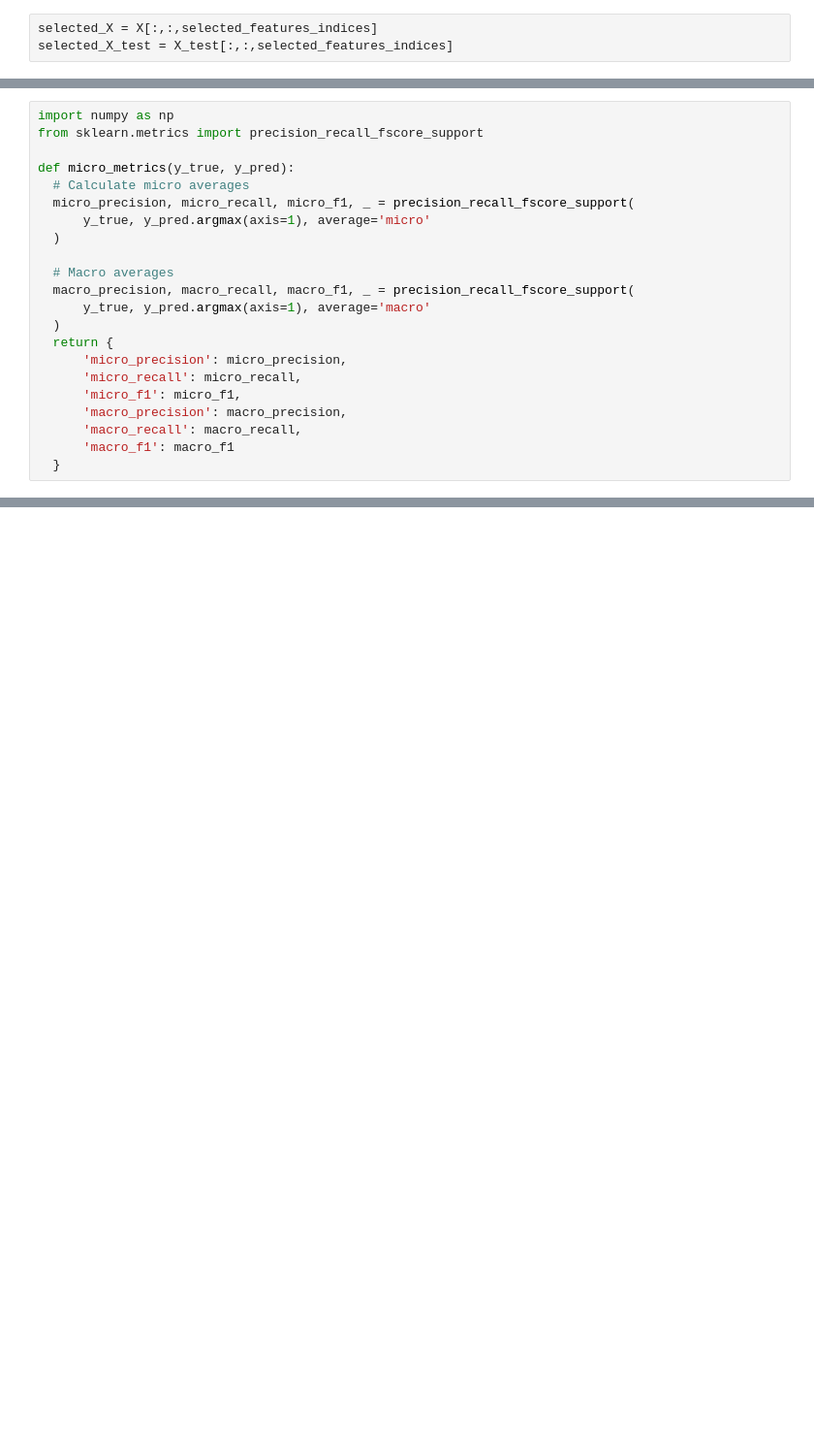
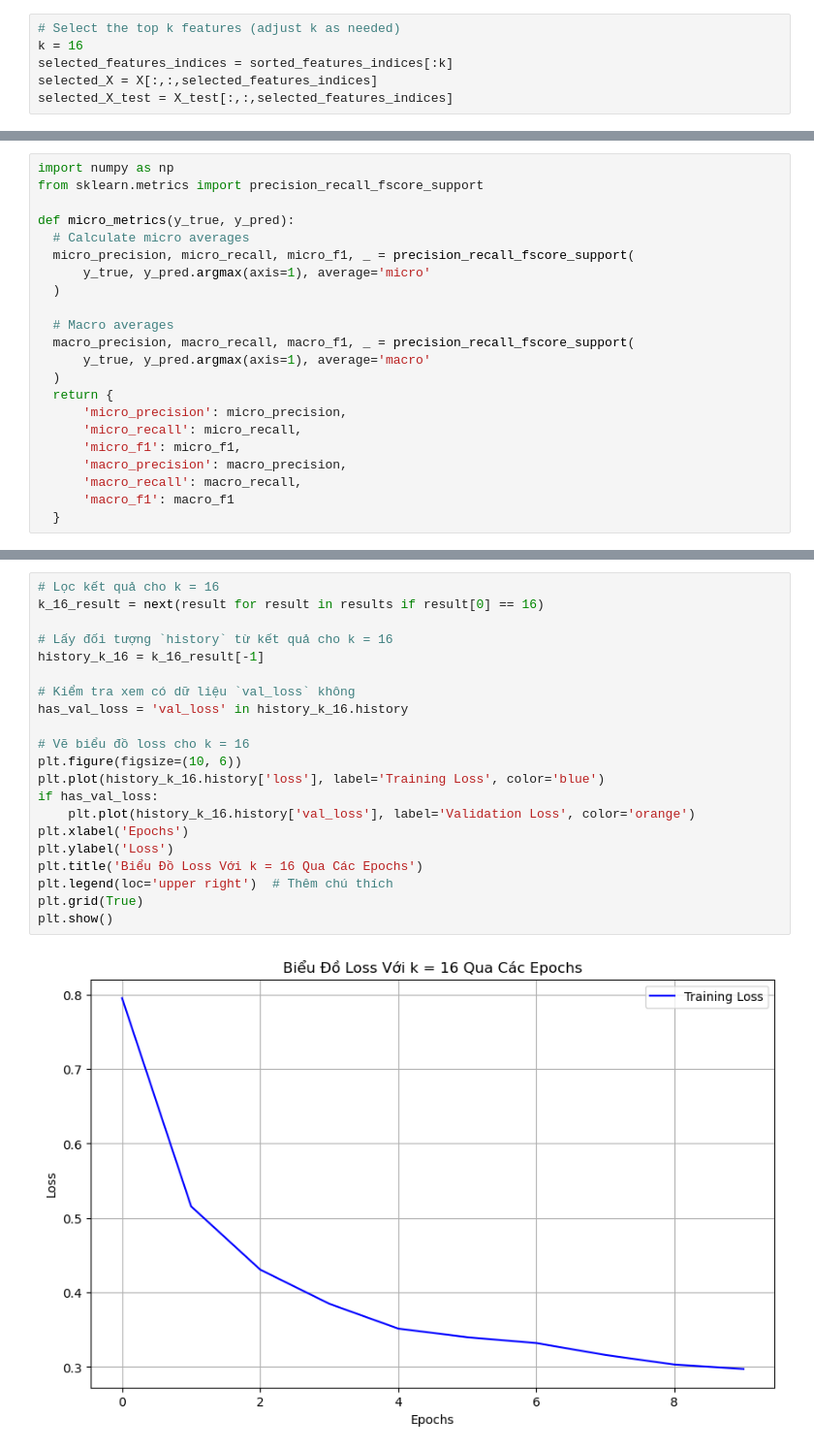
Before and after one commit to hiutinn/Quic_traffic_classifier_example, a Jupyter notebook: features_selection/128/gain_information.ipynb, the cells around one changed output, grey strips where cells are left out. Shown at 97% size. Drawn from its saved outputs; the diff is of its cells as text; blank space fills up the shorter version.

```diff
--- a/features_selection/128/gain_information.ipynb
+++ b/features_selection/128/gain_information.ipynb
@@ -76,4 +69,7 @@ plt.show()
 # %%
+# Select the top k features (adjust k as needed)
+k = 16
+selected_features_indices = sorted_features_indices[:k]
 selected_X = X[:,:,selected_features_indices]
 selected_X_test = X_test[:,:,selected_features_indices]
 # %%
@@ -257,0 +505,23 @@ Macro F1-score   0.911176
+# %%
+# Lọc kết quả cho k = 16
+k_16_result = next(result for result in results if result[0] == 16)
+
+# Lấy đối tượng `history` từ kết quả cho k = 16
+history_k_16 = k_16_result[-1]
+
+# Kiểm tra xem có dữ liệu `val_loss` không
+has_val_loss = 'val_loss' in history_k_16.history
+
+# Vẽ biểu đồ loss cho k = 16
+plt.figure(figsize=(10, 6))
+plt.plot(history_k_16.history['loss'], label='Training Loss', color='blue')
+if has_val_loss:
+    plt.plot(history_k_16.history['val_loss'], label='Validation Loss', color='orange')
+plt.xlabel('Epochs')
+plt.ylabel('Loss')
+plt.title('Biểu Đồ Loss Với k = 16 Qua Các Epochs')
+plt.legend(loc='upper right')  # Thêm chú thích
+plt.grid(True)
+plt.show()
+# %% [output]
+[figure, added]
```
Also changed, not shown: parts of 9 cells of this notebook, 5 other files.
